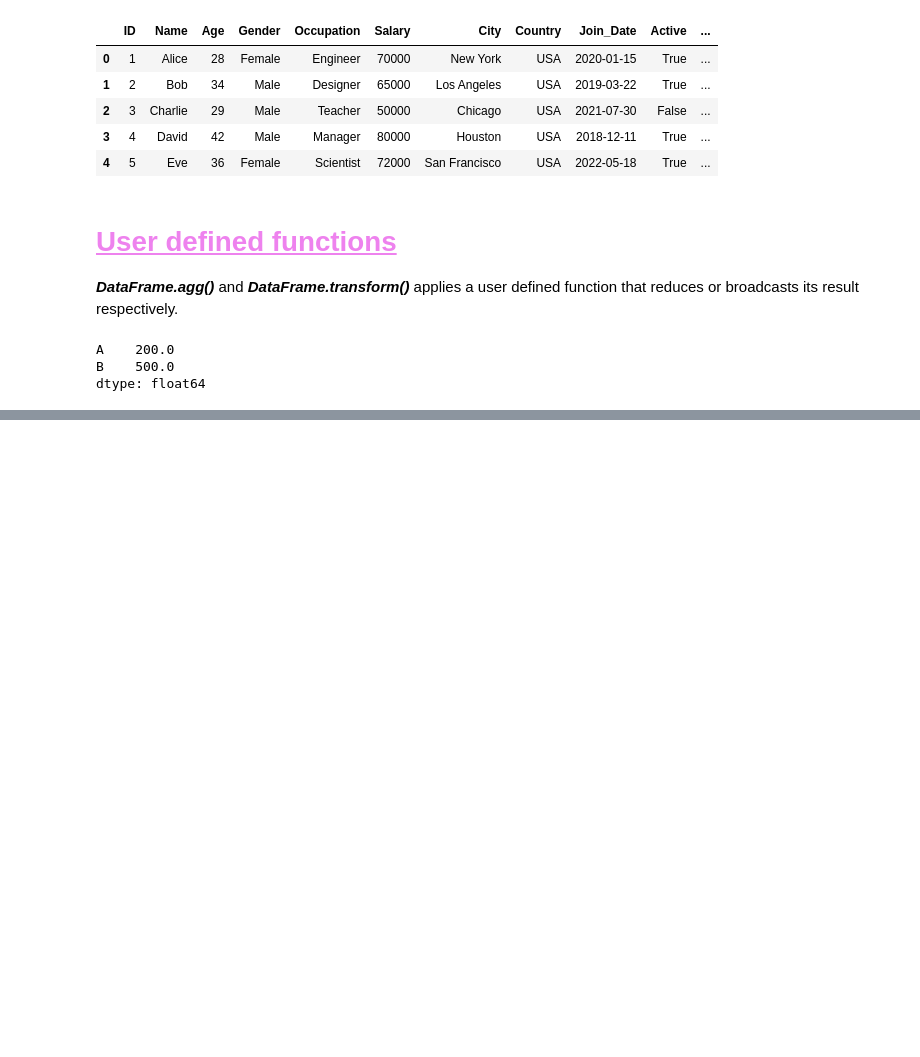
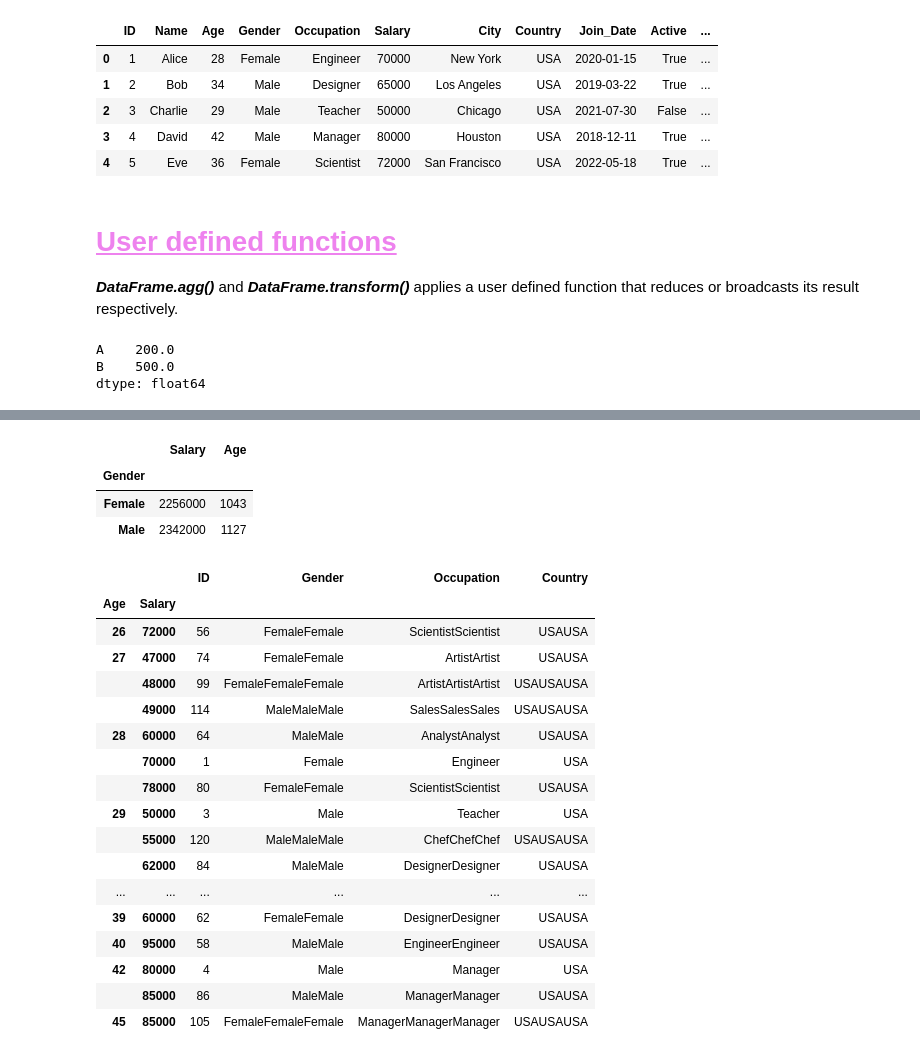
Before and after one commit to TouseefDataScientist/Artificialintelligence, a Jupyter notebook: Second_Case_Study.ipynb, the cells around one changed output, grey strips where cells are left out. Saved outputs shown, nothing was run; the diff lists cells and outputs as text; code cells hidden in the pictures; blank space fills up the shorter version.

```diff
--- a/Second_Case_Study.ipynb
+++ b/Second_Case_Study.ipynb
@@ -275,0 +311,28 @@ dtype: float64
+# %%
+df.groupby("Gender")[["Salary","Age"]].sum()
+# %% [output]
+|  | Salary | Age |
+| Gender |  |  |
+| Female | 2256000 | 1043 |
+| Male | 2342000 | 1127 |
+# %%
+df.groupby(["Age","Salary"]).sum().iloc[:,[0,2,3,5]]
+# %% [output]
+|  |  | ID | Gender | Occupation | Country |
+| Age | Salary |  |  |  |  |
+| 26 | 72000 | 56 | FemaleFemale | ScientistScientist | USAUSA |
+| 27 | 47000 | 74 | FemaleFemale | ArtistArtist | USAUSA |
+|  | 48000 | 99 | FemaleFemaleFemale | ArtistArtistArtist | USAUSAUSA |
+|  | 49000 | 114 | MaleMaleMale | SalesSalesSales | USAUSAUSA |
+| 28 | 60000 | 64 | MaleMale | AnalystAnalyst | USAUSA |
+|  | 70000 | 1 | Female | Engineer | USA |
+|  | 78000 | 80 | FemaleFemale | ScientistScientist | USAUSA |
+| 29 | 50000 | 3 | Male | Teacher | USA |
+|  | 55000 | 120 | MaleMaleMale | ChefChefChef | USAUSAUSA |
+|  | 62000 | 84 | MaleMale | DesignerDesigner | USAUSA |
+| ... | ... | ... | ... | ... | ... |
+| 39 | 60000 | 62 | FemaleFemale | DesignerDesigner | USAUSA |
+| 40 | 95000 | 58 | MaleMale | EngineerEngineer | USAUSA |
+| 42 | 80000 | 4 | Male | Manager | USA |
+|  | 85000 | 86 | MaleMale | ManagerManager | USAUSA |
+| 45 | 85000 | 105 | FemaleFemaleFemale | ManagerManagerManager | USAUSAUSA |
```
Also changed, not shown: parts of 4 cells of this notebook.
